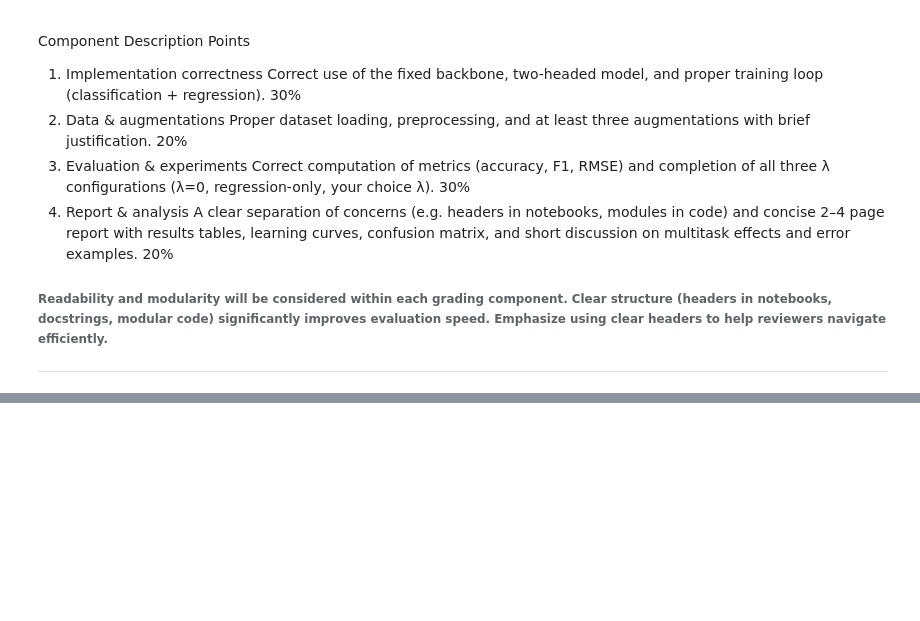
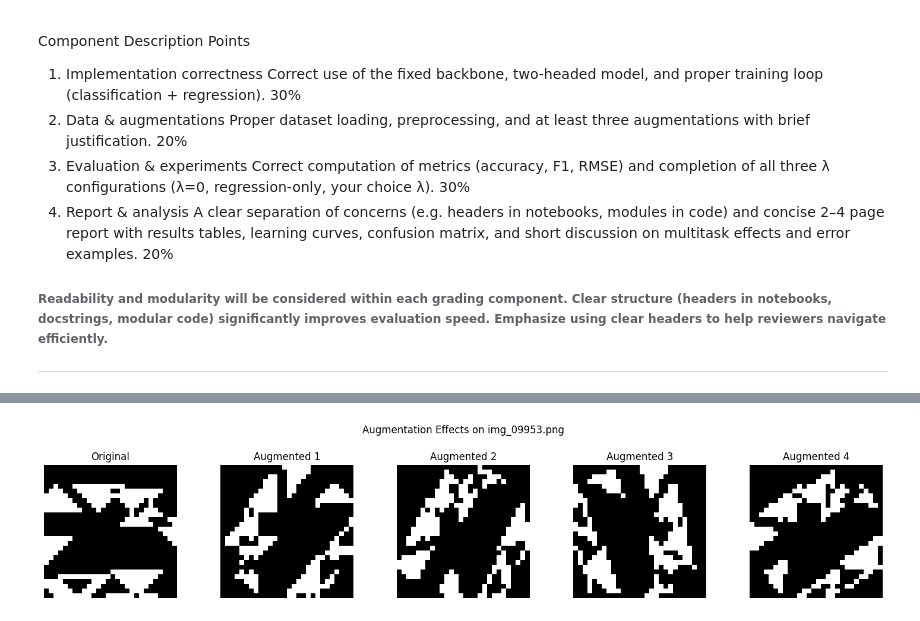
Before and after one commit to JKLRak/ML, a Jupyter notebook: docs/hw_1_multitask_counting_student.ipynb, the cells around one changed output, grey strips where cells are left out. Drawn from its saved outputs; the diff is of its cells as text; code cells hidden in the pictures; blank space fills up the shorter version.

```diff
--- a/docs/hw_1_multitask_counting_student.ipynb
+++ b/docs/hw_1_multitask_counting_student.ipynb
@@ -471,20 +472,30 @@ from torch.utils.data import Subset, random_split, DataLoader
 import torch.optim as optim
 
 # Create datasets with respective transforms
-full_dataset_for_split = GSNDataset(csv_file='data/labels.csv', root_dir='data/', transform=None)
 training_size = 9000
 validation_size = 1000
 
 # Split indices to ensure a consistent split, then create new datasets with transforms
-indices = list(range(len(full_dataset_for_split)))
+indices = list(range(training_size+validation_size))
 np.random.seed(1) # Ensure reproducibility for the split
 np.random.shuffle(indices)
 
 train_indices = indices[:training_size]
 val_indices = indices[training_size:]
 
-train_set = GSNDataset(csv_file='data/labels.csv', root_dir='data/', mode='train', transform=train_transforms)
-val_set = GSNDataset(csv_file='data/labels.csv', root_dir='data/', mode='val', transform=val_transforms)
+train_transforms = T.Compose([
+    T.ColorJitter(brightness=0.2, contrast=0.2), # Example augmentation 3
+    T.ToTensor(), # Important: convert PIL image to PyTorch Tensor
+])
+
+val_transforms = T.Compose([
+    T.ToTensor(),
+])
+full_labels_df = pd.read_csv('data/labels.csv')
+train_df = full_labels_df.iloc[indices[:training_size]].reset_index(drop=True)
+val_df = full_labels_df.iloc[indices[training_size:]].reset_index(drop=True)
+train_set = GSNDataset(labels_df=train_df, root_dir='data/', mode='train', transform=train_transforms)
+val_set = GSNDataset(labels_df=val_df, root_dir='data/', mode='val', transform=val_transforms)
 
 # Create subsets using the indices for the train and validation datasets
 train_subset = Subset(train_set, train_indices)
@@ -648,0 +645,52 @@ Done.
+# %%
+import matplotlib.pyplot as plt
+from PIL import Image
+import numpy as np
+import torchvision.transforms as T
+
+# Re-define train_transforms for demonstration (assuming it's already defined elsewhere)
+# If you've already run the training setup cell, this definition is redundant but safe.
+# If you haven't, you might need to run the setup cell first.
+train_transforms = T.Compose([
+    T.RandomHorizontalFlip(),
+    T.RandomRotation(degrees=90),
+    T.ColorJitter(brightness=0.2, contrast=0.2),
+    T.ToTensor(),
+])
+
+# Get a sample image path from the training dataframe
+# Ensure train_df is defined and accessible
+if 'train_df' not in locals():
+    print("train_df not found. Please run the training setup cell first.")
+    # Fallback to loading a sample directly if train_df is not available
+    sample_img_name = 'img_00000.png'
+    sample_img_path = f'data/{sample_img_name}'
+else:
+    sample_img_name = train_df.iloc[0, 0]
+    sample_img_path = f'data/{sample_img_name}'
+
+# Load the original image
+original_image_pil = Image.open(sample_img_path).convert('L')
+
+# Display original and augmented images
+fig, axes = plt.subplots(1, 5, figsize=(15, 3))
+
+# Original image
+axes[0].imshow(original_image_pil, cmap='gray')
+axes[0].set_title('Original')
+axes[0].axis('off')
+
+# Augmented images
+for i in range(1, 5):
+    augmented_image_tensor = train_transforms(original_image_pil)
+    # Convert back to PIL Image or numpy array for displaying with imshow
+    augmented_image_np = augmented_image_tensor.squeeze().cpu().numpy()
+    axes[i].imshow(augmented_image_np, cmap='gray')
+    axes[i].set_title(f'Augmented {i}')
+    axes[i].axis('off')
+
+plt.suptitle(f'Augmentation Effects on {sample_img_name}', y=1.02)
+plt.tight_layout(rect=[0, 0, 1, 0.98])
+plt.show()
+# %% [output]
+[figure, added]
```
Also changed, not shown: parts of 4 cells of this notebook.
